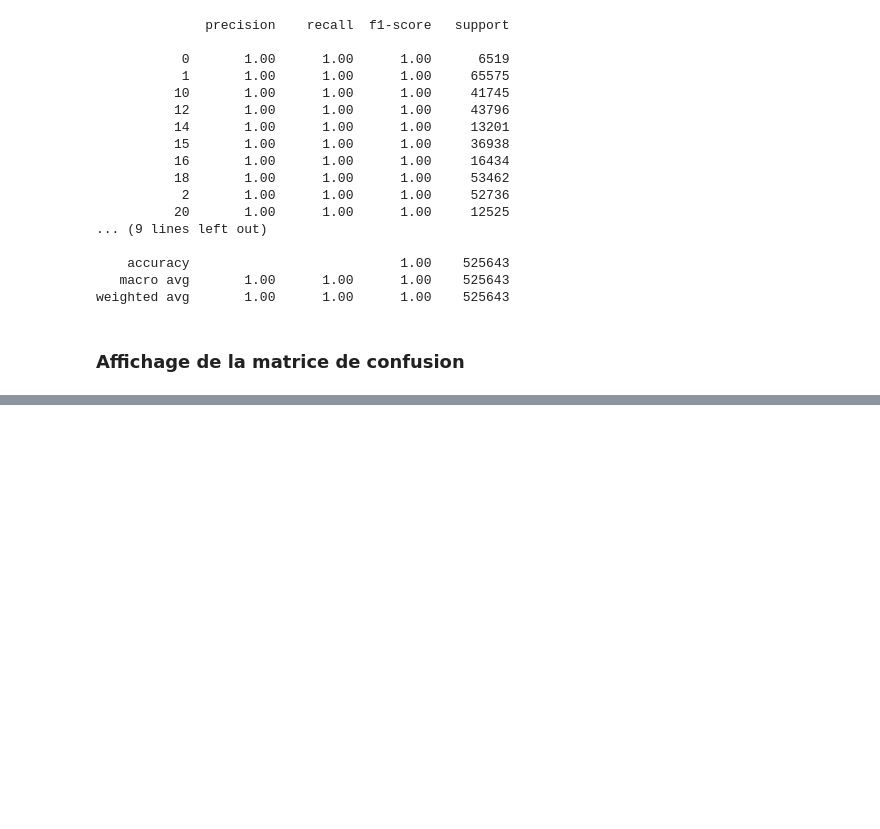
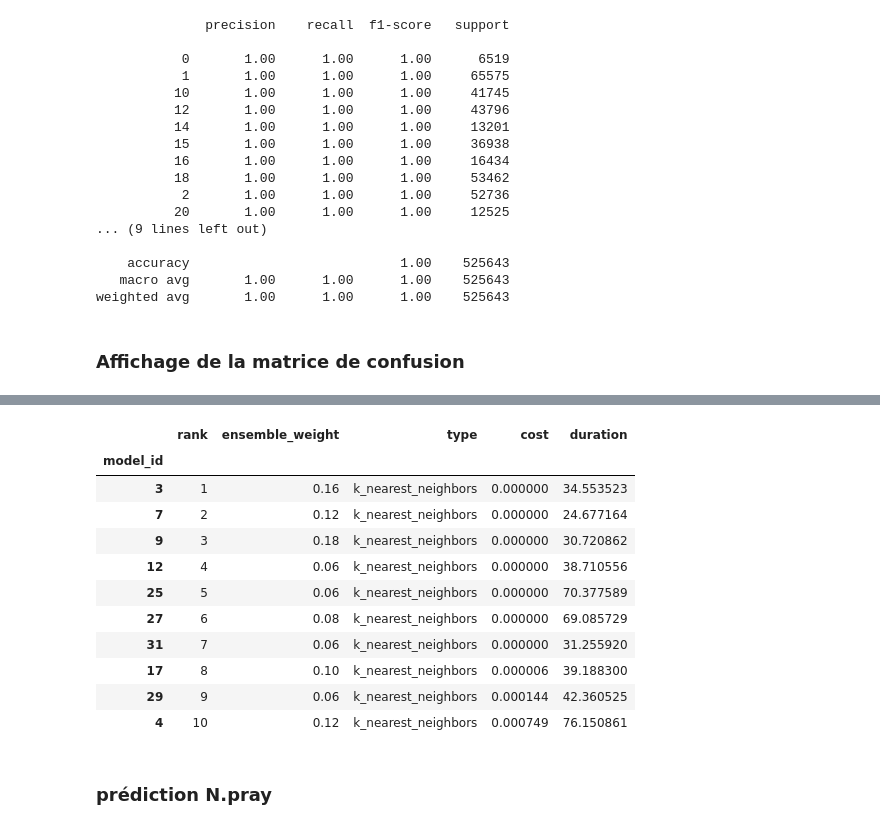
Before and after one commit to CamilleAstrid/fr.univ-tlse3.Datamining_Ecological_impacts_of_pet_cats, a Jupyter notebook: analysis/clusteror.ipynb, the cells around one changed output, grey strips where cells are left out. Cells and saved outputs as stored; diff of their text form; code cells hidden in the pictures; blank space fills up the shorter version.

```diff
--- a/analysis/clusteror.ipynb
+++ b/analysis/clusteror.ipynb
@@ -665,0 +894,21 @@ array([[ 6519,     0,     0,     0,     0,     0,     0,     0,     0,
+# %%
+cls_kN_Hunt = autosklearn.classification.AutoSklearnClassifier(
+    time_left_for_this_task=200,
+    per_run_time_limit=100,
+    n_jobs=16,
+    include = {"classifier":["k_nearest_neighbors"]},
+    memory_limit=24576)
+
+cls_kN_Npray = autosklearn.classification.AutoSklearnClassifier(
+    time_left_for_this_task=200,
+    per_run_time_limit=100,
+    n_jobs=16,
+    include = {"classifier":["k_nearest_neighbors"]},
+    memory_limit=24576)
+
+cls_kN_HrsOut = autosklearn.classification.AutoSklearnClassifier(
+    time_left_for_this_task=200,
+    per_run_time_limit=100,
+    n_jobs=16,
+    include = {"classifier":["k_nearest_neighbors"]},
+    memory_limit=24576)
@@ -665,0 +941,17 @@ array([[ 6519,     0,     0,     0,     0,     0,     0,     0,     0,
+# %%
+cls_kN_Hunt.leaderboard()
+# %% [output]
+|  | rank | ensemble_weight | type | cost | duration |
+| model_id |  |  |  |  |  |
+| 3 | 1 | 0.16 | k_nearest_neighbors | 0.000000 | 34.553523 |
+| 7 | 2 | 0.12 | k_nearest_neighbors | 0.000000 | 24.677164 |
+| 9 | 3 | 0.18 | k_nearest_neighbors | 0.000000 | 30.720862 |
+| 12 | 4 | 0.06 | k_nearest_neighbors | 0.000000 | 38.710556 |
+| 25 | 5 | 0.06 | k_nearest_neighbors | 0.000000 | 70.377589 |
+| 27 | 6 | 0.08 | k_nearest_neighbors | 0.000000 | 69.085729 |
+| 31 | 7 | 0.06 | k_nearest_neighbors | 0.000000 | 31.255920 |
+| 17 | 8 | 0.10 | k_nearest_neighbors | 0.000006 | 39.188300 |
+| 29 | 9 | 0.06 | k_nearest_neighbors | 0.000144 | 42.360525 |
+| 4 | 10 | 0.12 | k_nearest_neighbors | 0.000749 | 76.150861 |
+# %% [markdown]
+### prédiction N.pray
```
Also changed, not shown: parts of 88 cells of this notebook.
